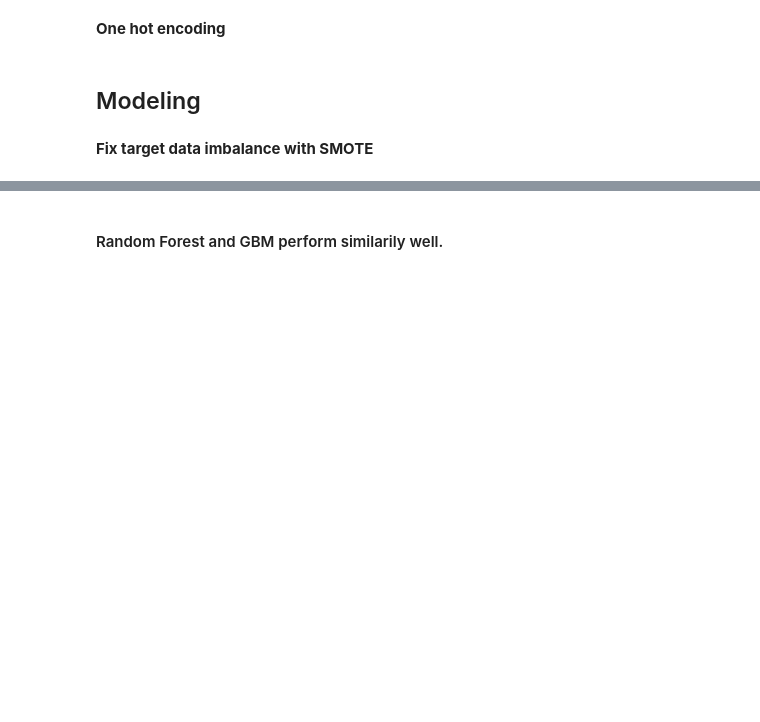
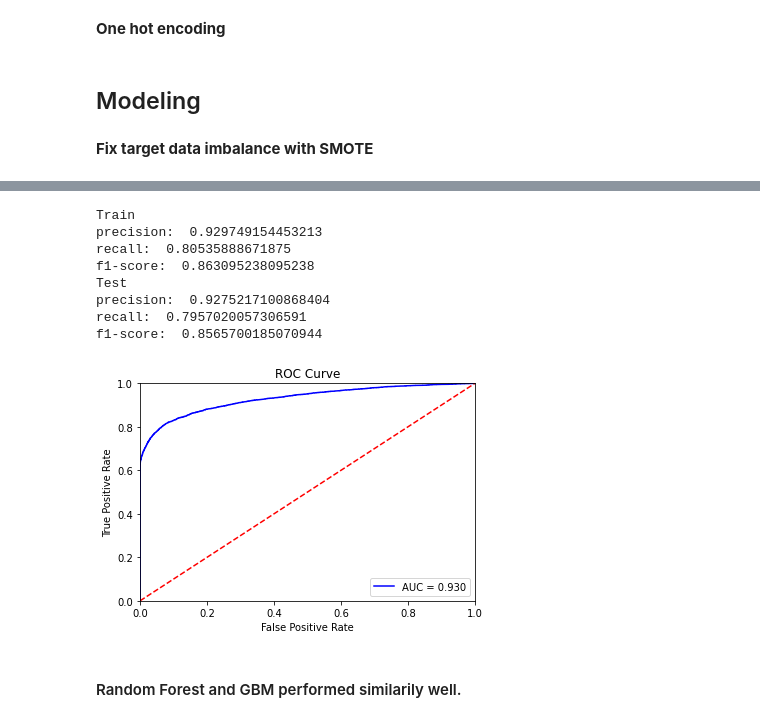
Before and after one commit to jenny3248/default-detection, a Jupyter notebook: Default Detection.ipynb, the cells around one changed output, grey strips where cells are left out. Saved outputs shown, nothing was run; the diff lists cells and outputs as text; code cells hidden in the pictures; blank space fills up the shorter version.

```diff
--- a/Default Detection.ipynb
+++ b/Default Detection.ipynb
@@ -291,2 +300,15 @@ f1-score:  0.8618521925789635
+# %%
+y_hat = model(GradientBoostingClassifier())
+roccurve(y_test,y_hat)
+# %% [output]
+Train
+precision:  0.929749154453213
+recall:  0.80535888671875
+f1-score:  0.863095238095238
+Test
+precision:  0.9275217100868404
+recall:  0.7957020057306591
+f1-score:  0.8565700185070944
+[figure, added]
 # %% [markdown]
-#### Random Forest and GBM perform similarily well.
+#### Random Forest and GBM performed similarily well.
```
Also changed, not shown: parts of 9 cells of this notebook.
